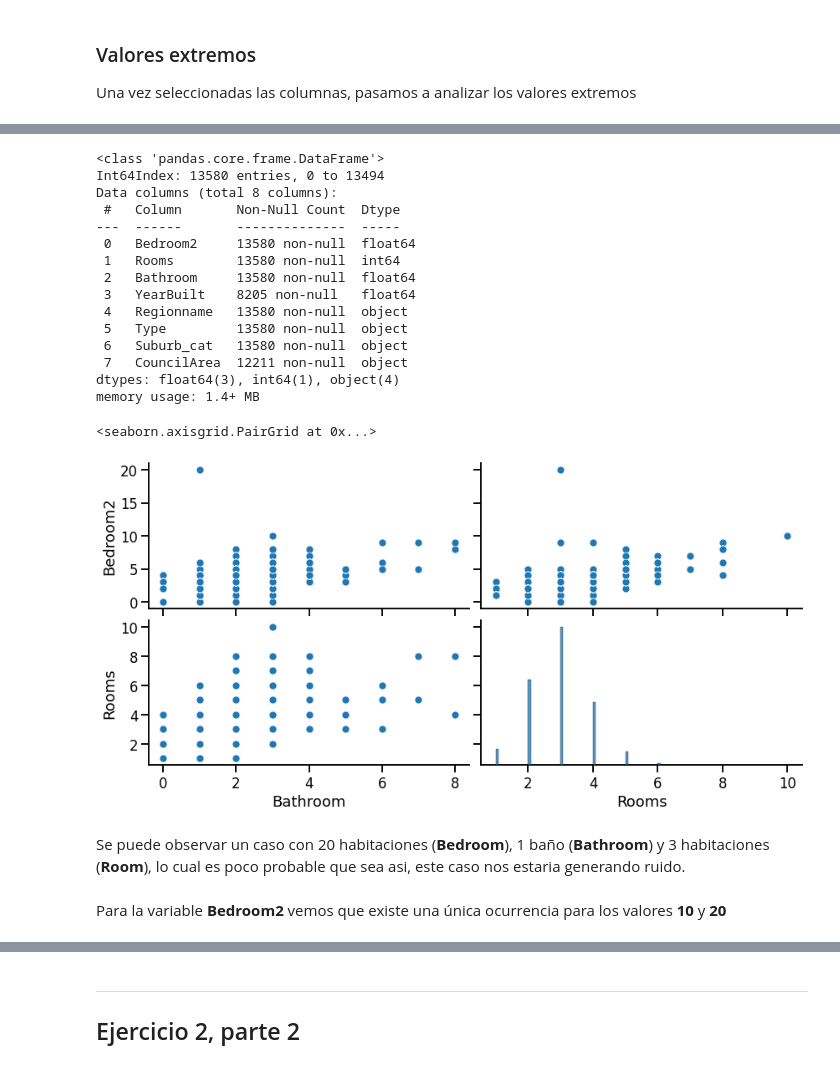
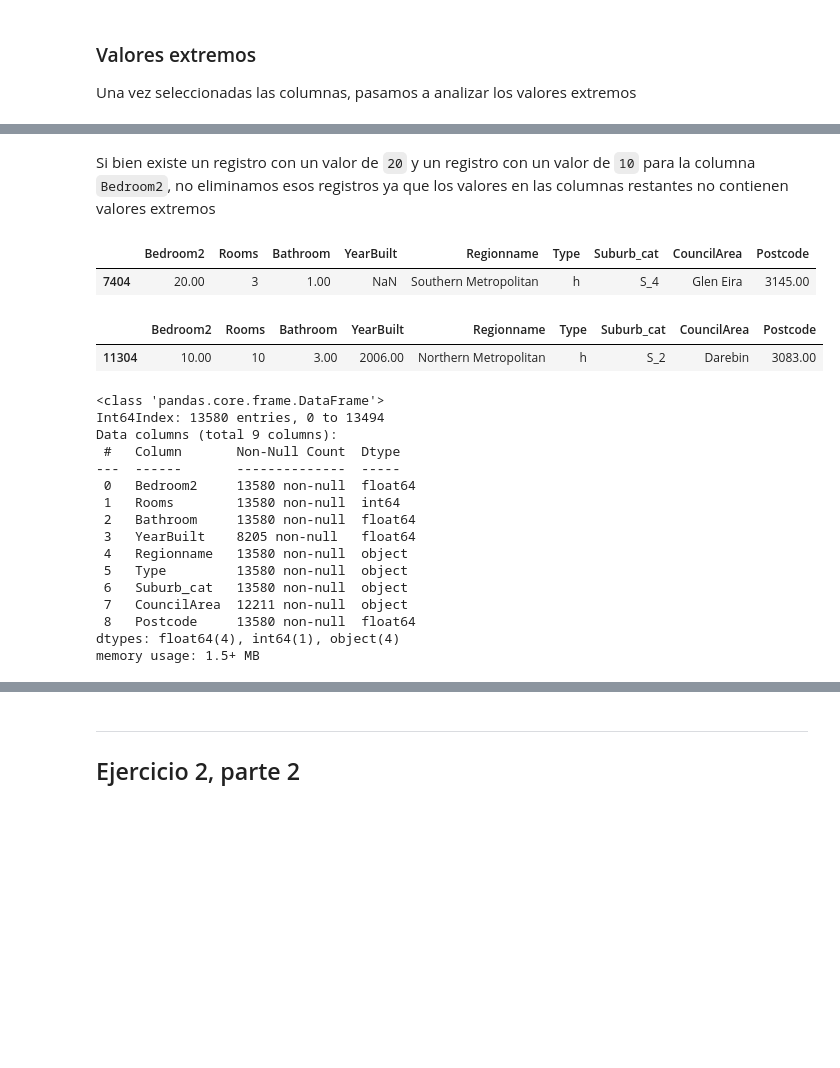
Before and after one commit to Tommmster/AnalisisYCuracion, a Jupyter notebook: CuraciondeDatos_entregable_parte_1y2_reversionado.ipynb, the cells around one changed output, grey strips where cells are left out. Saved outputs shown, nothing was run; the diff lists cells and outputs as text; code cells hidden in the pictures; blank space fills up the shorter version.

Commit message:
filtrado de columnas, download csv

```diff
--- a/CuraciondeDatos_entregable_parte_1y2_reversionado.ipynb
+++ b/CuraciondeDatos_entregable_parte_1y2_reversionado.ipynb
@@ -567,9 +560,21 @@ melb_df_ss[interesting_variables].describe()
+# %% [markdown]
+Si bien existe un registro con un valor de `20` y un registro con un valor de `10` para la columna `Bedroom2`, no eliminamos esos registros ya que los valores en las columnas restantes no contienen valores extremos
+# %%
+melb_df[melb_df.Bedroom2 == 20 ]
+# %% [output]
+|  | Bedroom2 | Rooms | Bathroom | YearBuilt | Regionname | Type | Suburb_cat | CouncilArea | Postcode |
+| 7404 | 20.00 | 3 | 1.00 | NaN | Southern Metropolitan | h | S_4 | Glen Eira | 3145.00 |
+# %%
+melb_df[melb_df.Bedroom2 == 10 ]
+# %% [output]
+|  | Bedroom2 | Rooms | Bathroom | YearBuilt | Regionname | Type | Suburb_cat | CouncilArea | Postcode |
+| 11304 | 10.00 | 10 | 3.00 | 2006.00 | Northern Metropolitan | h | S_2 | Darebin | 3083.00 |
 # %%
-melb_df_ss[interesting_variables].info()
+melb_df[interesting_variables].info()
 # %% [output]
 <class 'pandas.core.frame.DataFrame'>
 Int64Index: 13580 entries, 0 to 13494
-Data columns (total 8 columns):
+Data columns (total 9 columns):
  #   Column       Non-Null Count  Dtype
 ---  ------       --------------  -----
  0   Bedroom2     13580 non-null  float64
@@ -580,17 +585,6 @@ Data columns (total 8 columns):
  5   Type         13580 non-null  object
  6   Suburb_cat   13580 non-null  object
  7   CouncilArea  12211 non-null  object
-dtypes: float64(3), int64(1), object(4)
-memory usage: 1.4+ MB
+ 8   Postcode     13580 non-null  float64
+dtypes: float64(4), int64(1), object(4)
+memory usage: 1.5+ MB
-# %%
-seaborn.pairplot(data=melb_df_ss,
-                 y_vars=['Bedroom2', 'Rooms'],
-                 x_vars=['Bathroom', 'Rooms'],
-                 aspect=2, height=3)
-# %% [output]
-<seaborn.axisgrid.PairGrid at 0x...>
-[figure, removed]
-# %% [markdown]
-Se puede observar un caso con 20 habitaciones (**Bedroom**), 1 baño (**Bathroom**) y 3 habitaciones (**Room**), lo cual es poco probable que sea asi, este caso nos estaria generando ruido.
-# %% [markdown]
-Para la variable **Bedroom2**  vemos que existe una única ocurrencia para los valores **10** y **20**
```
Also changed, not shown: parts of 46 cells of this notebook.
